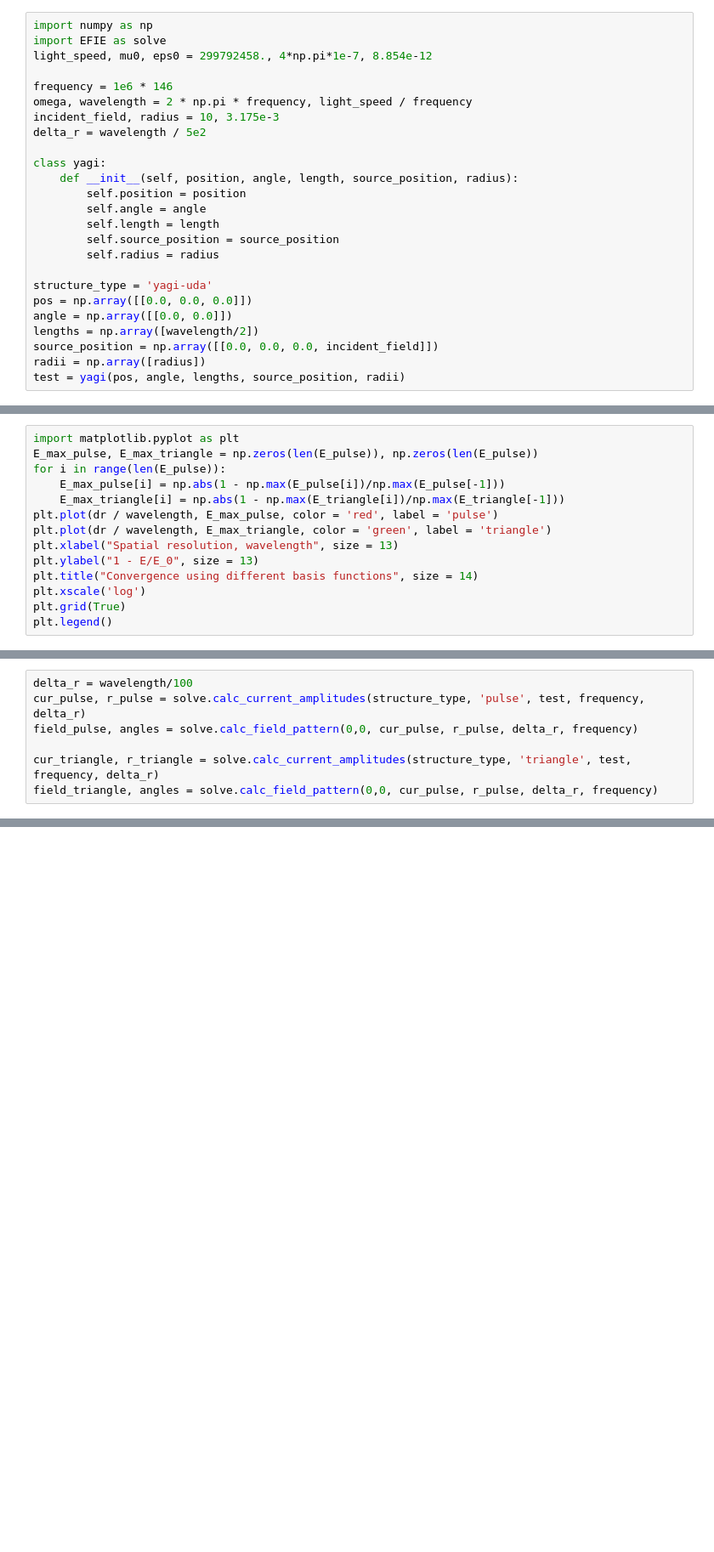
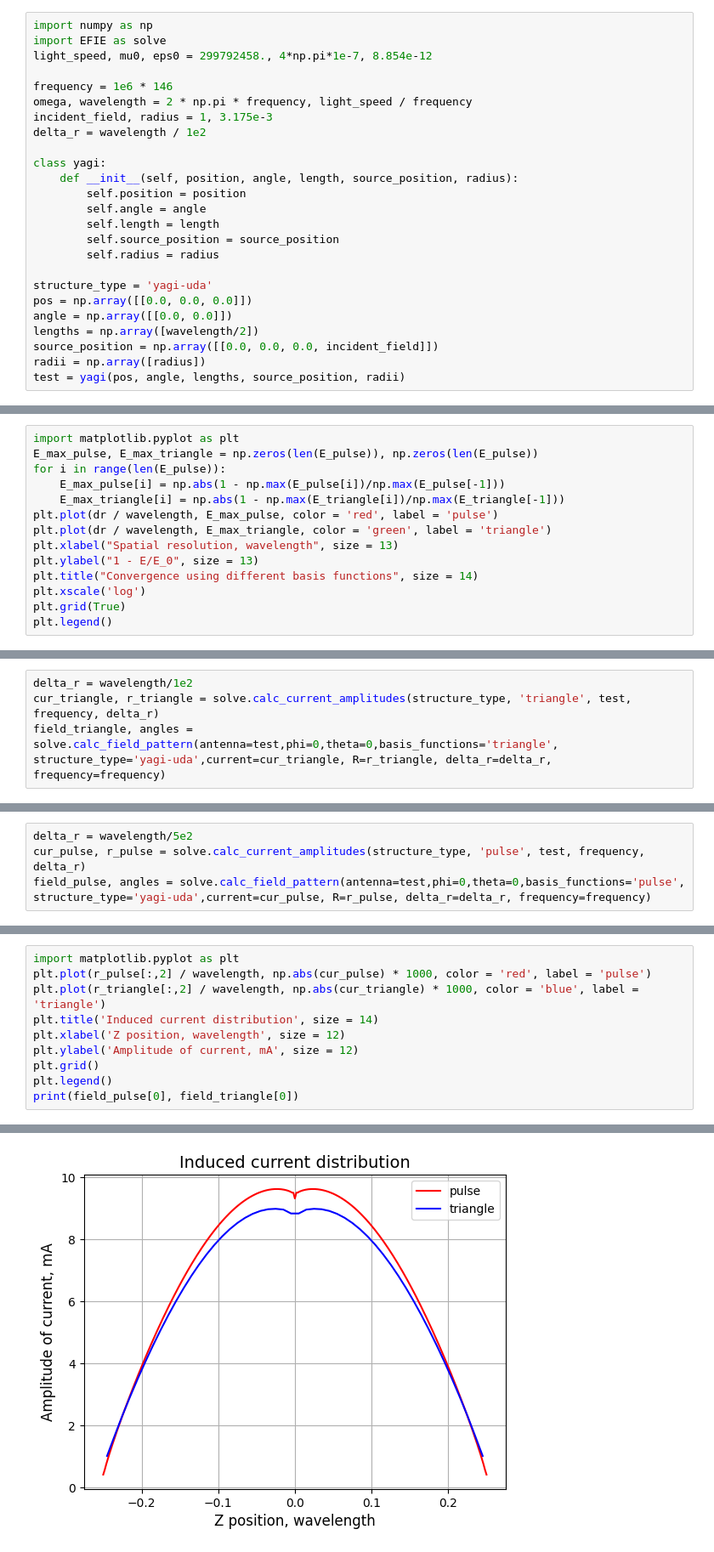
Before and after one commit to Sh4DowBurn/Method-of-Moments-for-antennas, a Jupyter notebook: TEST.ipynb, the cells around one changed output, grey strips where cells are left out. Shown at 85% size. Drawn from its saved outputs; the diff is of its cells as text; blank space fills up the shorter version.

Commit message:
dp calc fixed for all basis functions

```diff
--- a/TEST.ipynb
+++ b/TEST.ipynb
@@ -5,8 +5,8 @@ light_speed, mu0, eps0 = 299792458., 4*np.pi*1e-7, 8.854e-12
 
 frequency = 1e6 * 146
 omega, wavelength = 2 * np.pi * frequency, light_speed / frequency
-incident_field, radius = 10, 3.175e-3
-delta_r = wavelength / 5e2
+incident_field, radius = 1, 3.175e-3
+delta_r = wavelength / 1e2
 
 class yagi:
     def __init__(self, position, angle, length, source_position, radius):
@@ -80,9 +82,6 @@ plt.title("Time for calculating", size = 14)
 plt.grid(True)
 plt.legend()
 # %%
-delta_r = wavelength/100
-cur_pulse, r_pulse = solve.calc_current_amplitudes(structure_type, 'pulse', test, frequency, delta_r)
-field_pulse, angles = solve.calc_field_pattern(0,0, cur_pulse, r_pulse, delta_r, frequency)
-
+delta_r = wavelength/1e2
 cur_triangle, r_triangle = solve.calc_current_amplitudes(structure_type, 'triangle', test, frequency, delta_r)
-field_triangle, angles = solve.calc_field_pattern(0,0, cur_pulse, r_pulse, delta_r, frequency)
+field_triangle, angles = solve.calc_field_pattern(antenna=test,phi=0,theta=0,basis_functions='triangle', structure_type='yagi-uda',current=cur_triangle, R=r_triangle, delta_r=delta_r, frequency=frequency)
@@ -88,0 +91,4 @@ field_triangle, angles = solve.calc_field_pattern(0,0, cur_pulse, r_pulse, delta
+# %%
+delta_r = wavelength/5e2
+cur_pulse, r_pulse = solve.calc_current_amplitudes(structure_type, 'pulse', test, frequency, delta_r)
+field_pulse, angles = solve.calc_field_pattern(antenna=test,phi=0,theta=0,basis_functions='pulse', structure_type='yagi-uda',current=cur_pulse, R=r_pulse, delta_r=delta_r, frequency=frequency)
@@ -88,0 +98,11 @@ field_triangle, angles = solve.calc_field_pattern(0,0, cur_pulse, r_pulse, delta
+# %%
+import matplotlib.pyplot as plt
+plt.plot(r_pulse[:,2] / wavelength, np.abs(cur_pulse) * 1000, color = 'red', label = 'pulse')
+plt.plot(r_triangle[:,2] / wavelength, np.abs(cur_triangle) * 1000, color = 'blue', label = 'triangle')
+plt.title('Induced current distribution', size = 14)
+plt.xlabel('Z position, wavelength', size = 12)
+plt.ylabel('Amplitude of current, mA', size = 12)
+plt.grid()
+plt.legend()
+print(field_pulse[0], field_triangle[0])
+# %% [output]
@@ -88,0 +110 @@ field_triangle, angles = solve.calc_field_pattern(0,0, cur_pulse, r_pulse, delta
+[figure, added]
```
Also changed, not shown: parts of 8 cells of this notebook, 3 other files.
